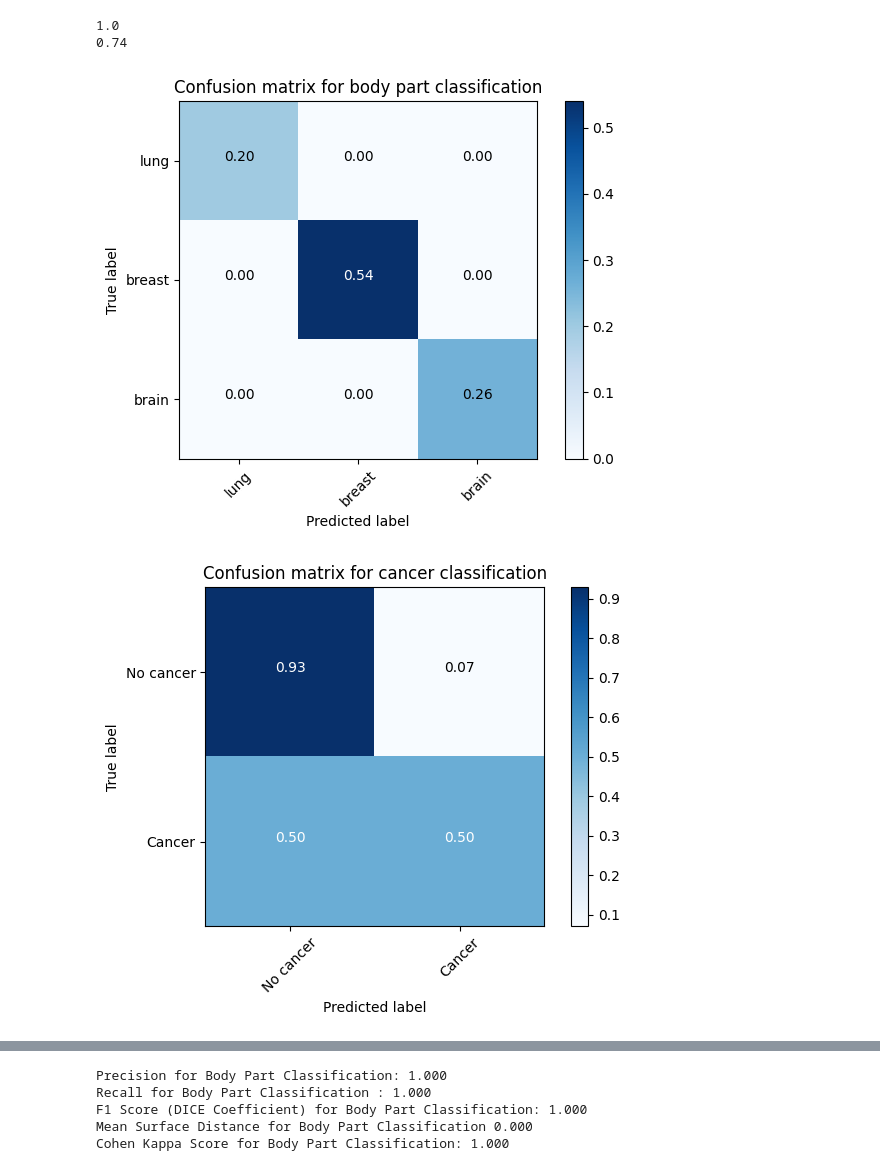
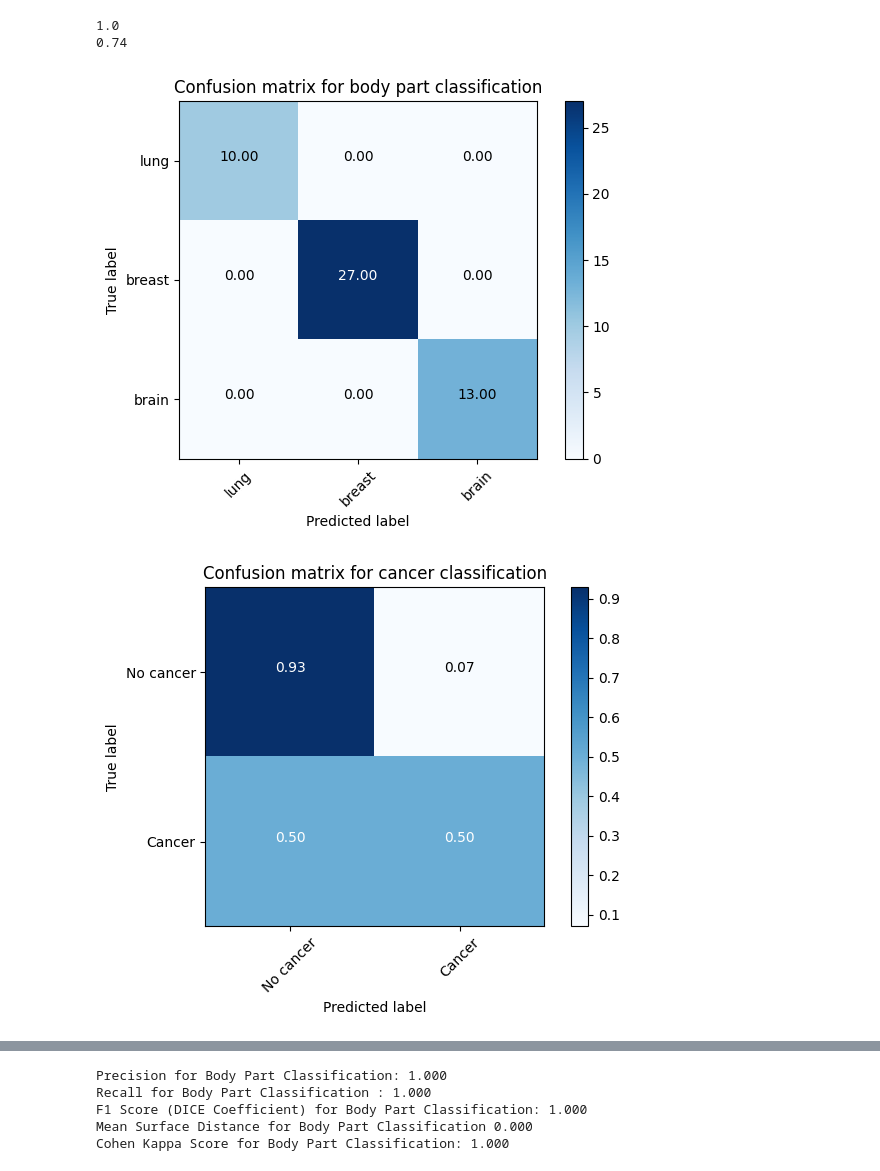
Before and after one commit to amn67/cmsc472_medicaldiagnosis, a Jupyter notebook: root model.ipynb, the cells around one changed output, grey strips where cells are left out. Cells and saved outputs as stored; diff of their text form; code cells hidden in the pictures.

Commit message:
reverted body part classification matrix

```diff
--- a/root model.ipynb
+++ b/root model.ipynb
@@ -214,7 +214,7 @@ from sklearn.metrics import confusion_matrix
 true_body_part_labels = torch.argmax(test_set.labels, dim=1).numpy()
 pred_body_part_labels = torch.argmax(test_part_preds, dim=1).numpy()
 
-body_part_cm = confusion_matrix(true_body_part_labels, pred_body_part_labels, normalize='all')
+body_part_cm = confusion_matrix(true_body_part_labels, pred_body_part_labels)
 
 binary_preds = (test_benign_preds > 0.5).int().squeeze().numpy()
 binary_labels = test_set.binary_labels.numpy()
@@ -237,38 +237,38 @@ def plot_confusion_matrix(cm, classes, title):
     plt.xticks(tick_marks, classes, rotation=45)
     plt.yticks(tick_marks, classes)
 
-    fmt = '.2f'
+    fmt = '1.2f'
     thresh = cm.max() / 2.
     for i, j in itertools.product(range(cm.shape[0]), range(cm.shape[1])):
         plt.text(j, i, format(cm[i, j], fmt),
                  horizontalalignment="center",
                  color="white" if cm[i, j] > thresh else "black")
 
     plt.ylabel('True label')
     plt.xlabel('Predicted label')
     plt.tight_layout()
 
 # Plot confusion matrix for body part classification
 plt.figure()
 plot_confusion_matrix(body_part_cm, classes=parts,
                       title='Confusion matrix for body part classification')
 plt.show()
 
 # Plot confusion matrix for cancer classification
 plt.figure()
 cancer_cm_combined = cancer_cm_combined.astype('float') / cancer_cm_combined.sum(axis=1)[:, np.newaxis]
 plot_confusion_matrix(cancer_cm_combined, classes=['No cancer', 'Cancer'],
                       title='Confusion matrix for cancer classification')
 plt.show()
 
 cancer_type = ['Lung', 'Breast', 'Brain']
 for i, cancer_cm in enumerate(cancer_cm_list):
     cancer_cm = cancer_cm.astype('float') / cancer_cm.sum(axis=1)[:, np.newaxis]
     plot_confusion_matrix(cancer_cm, classes=['No cancer', 'Cancer'],
                       title='Confusion matrix for ' + cancer_type[i] + ' cancer classification')
     plt.show()
 # %% [output]
-[figure, old version]
+[figure, new version]
 [figure]
 [figure]
 [figure]
```
